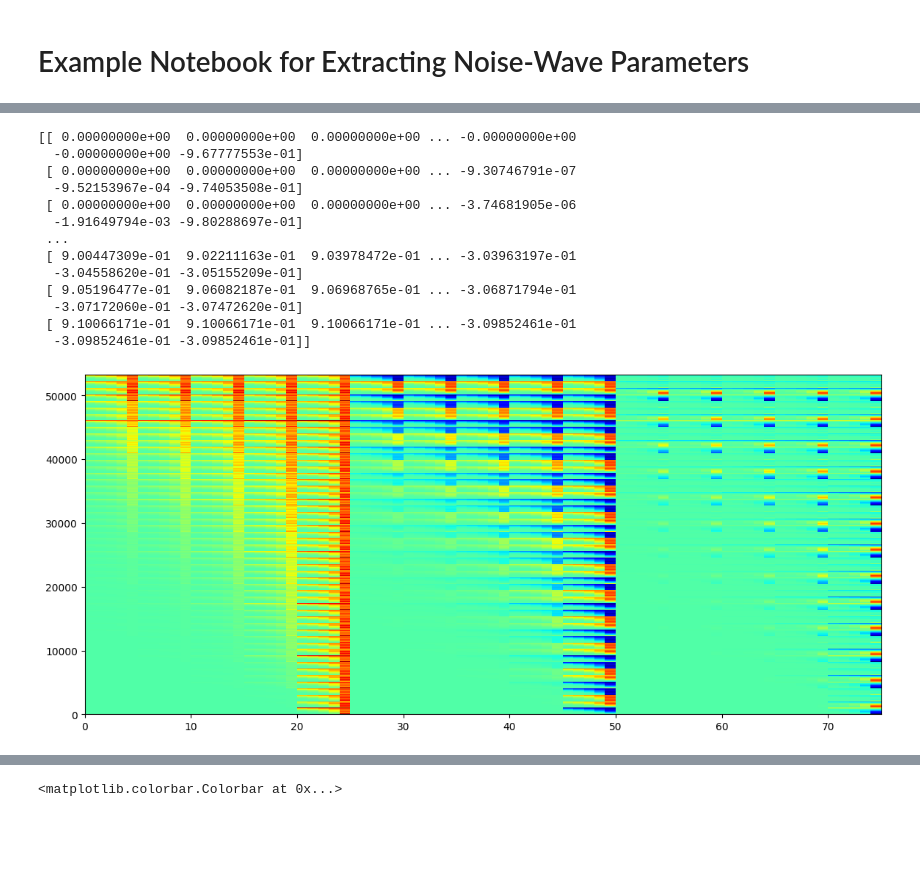
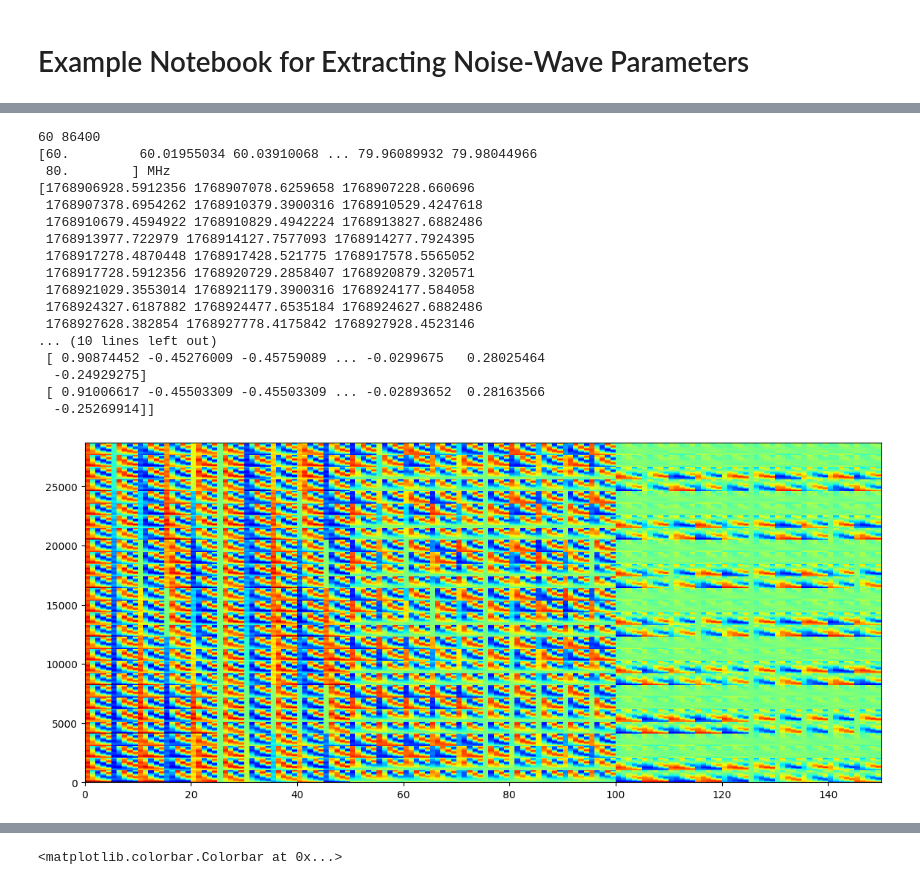
Before and after one commit to RHINO-Experiment/rhino-cal, a Jupyter notebook: nw_example.ipynb, the cells around one changed output, grey strips where cells are left out. Drawn from its saved outputs; the diff is of its cells as text; code cells hidden in the pictures; blank space fills up the shorter version.

Commit message:
Implemented Fourier Basis

```diff
--- a/nw_example.ipynb
+++ b/nw_example.ipynb
@@ -62,36 +61,52 @@ plt.show()
 # %%
 unc_coeffs_deg = (5,5)
 cos_coeffs_deg = (5,5)
 sin_coeffs_deg = (5,5)
+basis_label = 'fourier'
+Lf = 60
+Lt = 3600*24
 
+print(Lf, Lt)
 
 simulated_data_handler.generate_transfer_matrix(unc_coeffs_deg=unc_coeffs_deg,
                                                 cos_coeffs_deg=cos_coeffs_deg,
-                                                sin_coeffs_deg=sin_coeffs_deg)
+                                                sin_coeffs_deg=sin_coeffs_deg,
+                                                basis_label=basis_label,
+                                                Lf=Lf,
+                                                Lt=Lt)
 
 print(simulated_data_handler.transfer_matrix)
 plt.pcolormesh(simulated_data_handler.transfer_matrix, cmap='jet')
 plt.gcf().set_size_inches(14, 6)
 plt.show()
 
-n_t_unc_coeffs = unc_coeffs_deg[0]*unc_coeffs_deg[-1]
-n_t_cos_coeffs = cos_coeffs_deg[0]*cos_coeffs_deg[-1]
-n_t_sin_coeffs = sin_coeffs_deg[0]*sin_coeffs_deg[-1]
+if basis_label == 'fourier':
+    n_t_unc_coeffs = unc_coeffs_deg[0]*unc_coeffs_deg[-1]*2
+    n_t_cos_coeffs = cos_coeffs_deg[0]*cos_coeffs_deg[-1]*2
+    n_t_sin_coeffs = sin_coeffs_deg[0]*sin_coeffs_deg[-1]*2
+elif basis_label == 'polynomial':
+    n_t_unc_coeffs = unc_coeffs_deg[0] * unc_coeffs_deg[-1]
+    n_t_cos_coeffs = cos_coeffs_deg[0] * cos_coeffs_deg[-1]
+    n_t_sin_coeffs = sin_coeffs_deg[0] * sin_coeffs_deg[-1]
 # %% [output]
-[[ 0.00000000e+00  0.00000000e+00  0.00000000e+00 ... -0.00000000e+00
-  -0.00000000e+00 -9.67777553e-01]
- [ 0.00000000e+00  0.00000000e+00  0.00000000e+00 ... -9.30746791e-07
-  -9.52153967e-04 -9.74053508e-01]
- [ 0.00000000e+00  0.00000000e+00  0.00000000e+00 ... -3.74681905e-06
-  -1.91649794e-03 -9.80288697e-01]
- ...
- [ 9.00447309e-01  9.02211163e-01  9.03978472e-01 ... -3.03963197e-01
-  -3.04558620e-01 -3.05155209e-01]
- [ 9.05196477e-01  9.06082187e-01  9.06968765e-01 ... -3.06871794e-01
-  -3.07172060e-01 -3.07472620e-01]
- [ 9.10066171e-01  9.10066171e-01  9.10066171e-01 ... -3.09852461e-01
-  -3.09852461e-01 -3.09852461e-01]]
+60 86400
+[60.         60.01955034 60.03910068 ... 79.96089932 79.98044966
+ 80.        ] MHz
+[1768906928.5912356 1768907078.6259658 1768907228.660696
+ 1768907378.6954262 1768910379.3900316 1768910529.4247618
+ 1768910679.4594922 1768910829.4942224 1768913827.6882486
+ 1768913977.722979 1768914127.7577093 1768914277.7924395
+ 1768917278.4870448 1768917428.521775 1768917578.5565052
+ 1768917728.5912356 1768920729.2858407 1768920879.320571
+ 1768921029.3553014 1768921179.3900316 1768924177.584058
+ 1768924327.6187882 1768924477.6535184 1768924627.6882486
+ 1768927628.382854 1768927778.4175842 1768927928.4523146
+... (10 lines left out)
+ [ 0.90874452 -0.45276009 -0.45759089 ... -0.0299675   0.28025464
+  -0.24929275]
+ [ 0.91006617 -0.45503309 -0.45503309 ... -0.02893652  0.28163566
+  -0.25269914]]
-[figure, old version]
+[figure, new version]
 # %%
 flattened_data = simulated_data_handler.data_waterfall.flatten()
 
```
Also changed, not shown: parts of 6 cells of this notebook, 6 other files.
